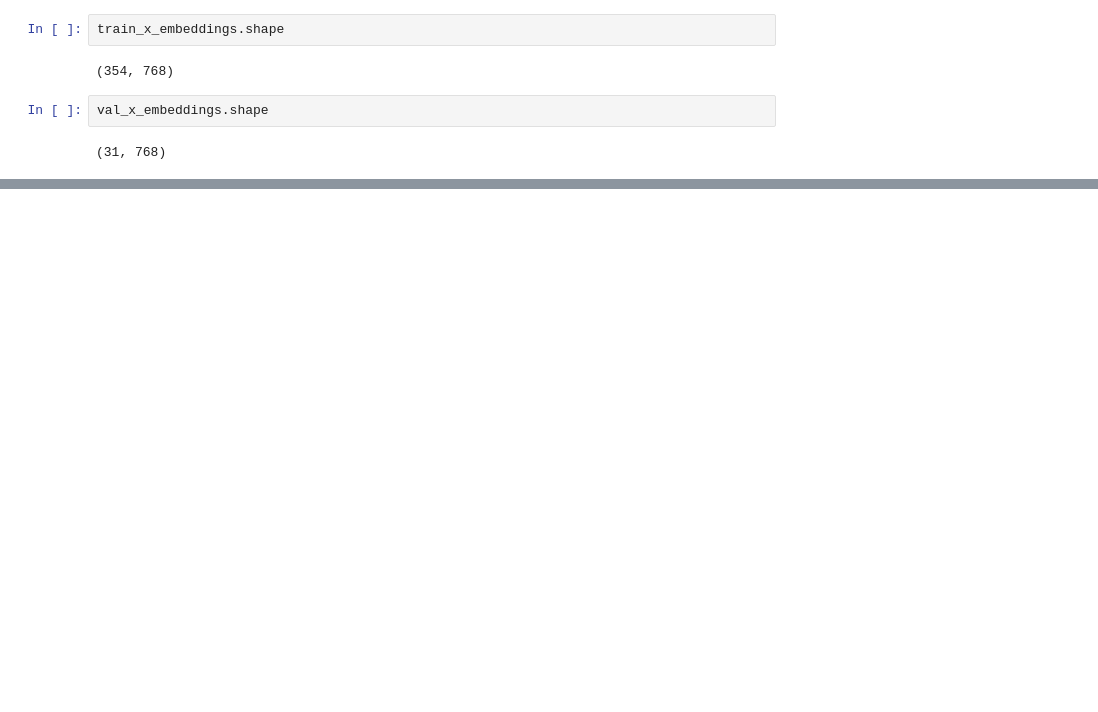
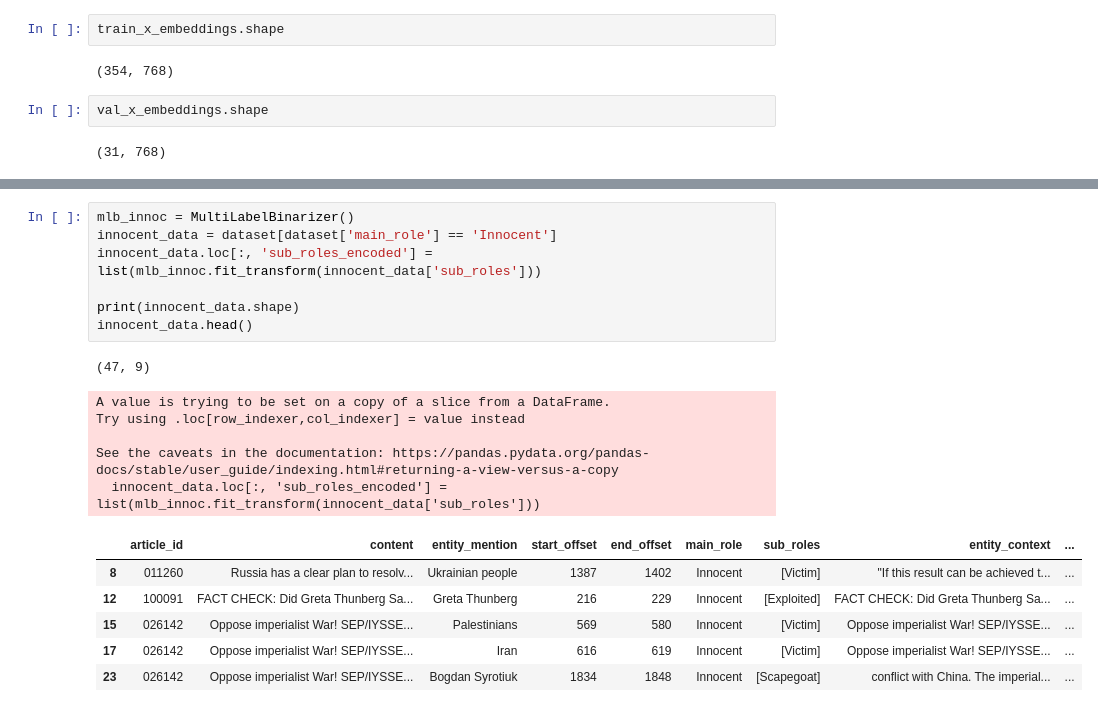
Before and after one commit to eleftheriouk/narrative-extraction-semeval, a Jupyter notebook: entity_framing.ipynb, the cells around one changed output, grey strips where cells are left out. Saved outputs shown, nothing was run; the diff lists cells and outputs as text; blank space fills up the shorter version.

```diff
--- a/entity_framing.ipynb
+++ b/entity_framing.ipynb
@@ -1072,0 +1090,20 @@ val_x_embeddings.shape
+# %%
+mlb_innoc = MultiLabelBinarizer()
+innocent_data = dataset[dataset['main_role'] == 'Innocent']
+innocent_data.loc[:, 'sub_roles_encoded'] = list(mlb_innoc.fit_transform(innocent_data['sub_roles']))
+
+print(innocent_data.shape)
+innocent_data.head()
+# %% [output]
+(47, 9)
+A value is trying to be set on a copy of a slice from a DataFrame.
+Try using .loc[row_indexer,col_indexer] = value instead
+
+See the caveats in the documentation: https://pandas.pydata.org/pandas-docs/stable/user_guide/indexing.html#returning-a-view-versus-a-copy
+  innocent_data.loc[:, 'sub_roles_encoded'] = list(mlb_innoc.fit_transform(innocent_data['sub_roles']))
+|  | article_id | content | entity_mention | start_offset | end_offset | main_role | sub_roles | entity_context | ... |
+| 8 | 011260 | Russia has a clear plan to resolv... | Ukrainian people | 1387 | 1402 | Innocent | [Victim] | "If this result can be achieved t... | ... |
+| 12 | 100091 | FACT CHECK: Did Greta Thunberg Sa... | Greta Thunberg | 216 | 229 | Innocent | [Exploited] | FACT CHECK: Did Greta Thunberg Sa... | ... |
+| 15 | 026142 | Oppose imperialist War! SEP/IYSSE... | Palestinians | 569 | 580 | Innocent | [Victim] | Oppose imperialist War! SEP/IYSSE... | ... |
+| 17 | 026142 | Oppose imperialist War! SEP/IYSSE... | Iran | 616 | 619 | Innocent | [Victim] | Oppose imperialist War! SEP/IYSSE... | ... |
+| 23 | 026142 | Oppose imperialist War! SEP/IYSSE... | Bogdan Syrotiuk | 1834 | 1848 | Innocent | [Scapegoat] | conflict with China. The imperial... | ... |
```
Also changed, not shown: parts of 77 cells of this notebook, 1 other file.
